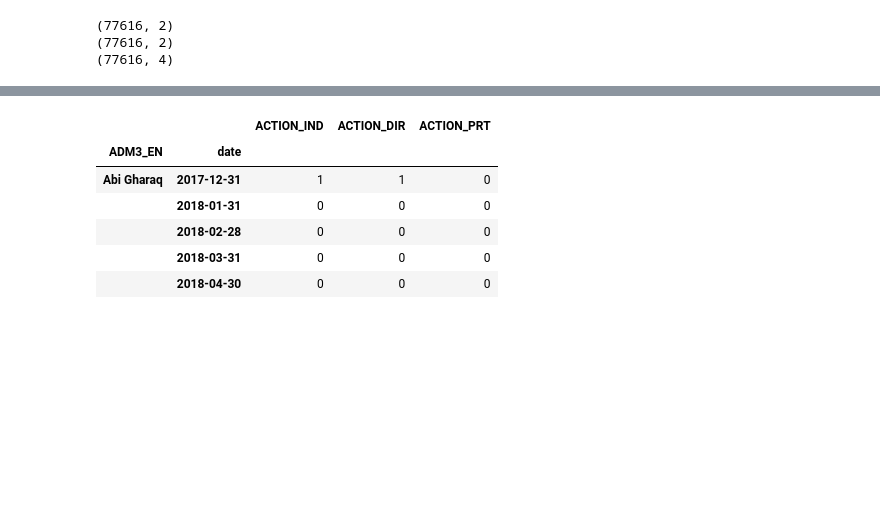
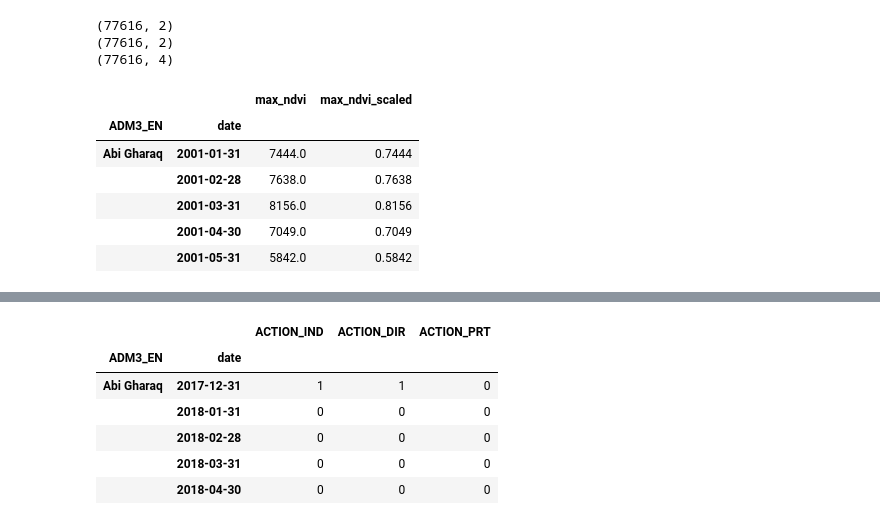
Before and after one commit to natalie-ayers/Iraq-post-conflict-rebel-governance, a Jupyter notebook: merge_datasets_adm3.ipynb, the cells around one changed output, grey strips where cells are left out. Drawn from its saved outputs; the diff is of its cells as text; code cells hidden in the pictures; blank space fills up the shorter version.

```diff
--- a/merge_datasets_adm3.ipynb
+++ b/merge_datasets_adm3.ipynb
@@ -127,3 +139,19 @@ print(ag_data_monthly.shape)
 (77616, 2)
 (77616, 2)
 (77616, 4)
+# %%
+# get max NDVI at monthly level
+ndvi_data_max = ndvi_data.loc[:,('ADM3_EN','max_ndvi','max_ndvi_scaled','date')]
+ndvi_data_max['date'] = pd.to_datetime(ndvi_data_max['date'])
+ndvi_data_max = ndvi_data_max.set_index('date')
+ndvi_data_max_month = ndvi_data_max.groupby(['ADM3_EN'])[['max_ndvi','max_ndvi_scaled']].resample('ME').max()
+
+ndvi_data_max_month.head()
+# %% [output]
+|  |  | max_ndvi | max_ndvi_scaled |
+| ADM3_EN | date |  |  |
+| Abi Gharaq | 2001-01-31 | 7444.0 | 0.7444 |
+|  | 2001-02-28 | 7638.0 | 0.7638 |
+|  | 2001-03-31 | 8156.0 | 0.8156 |
+|  | 2001-04-30 | 7049.0 | 0.7049 |
+|  | 2001-05-31 | 5842.0 | 0.5842 |
```
Also changed, not shown: parts of 17 cells of this notebook, 9 other files.
